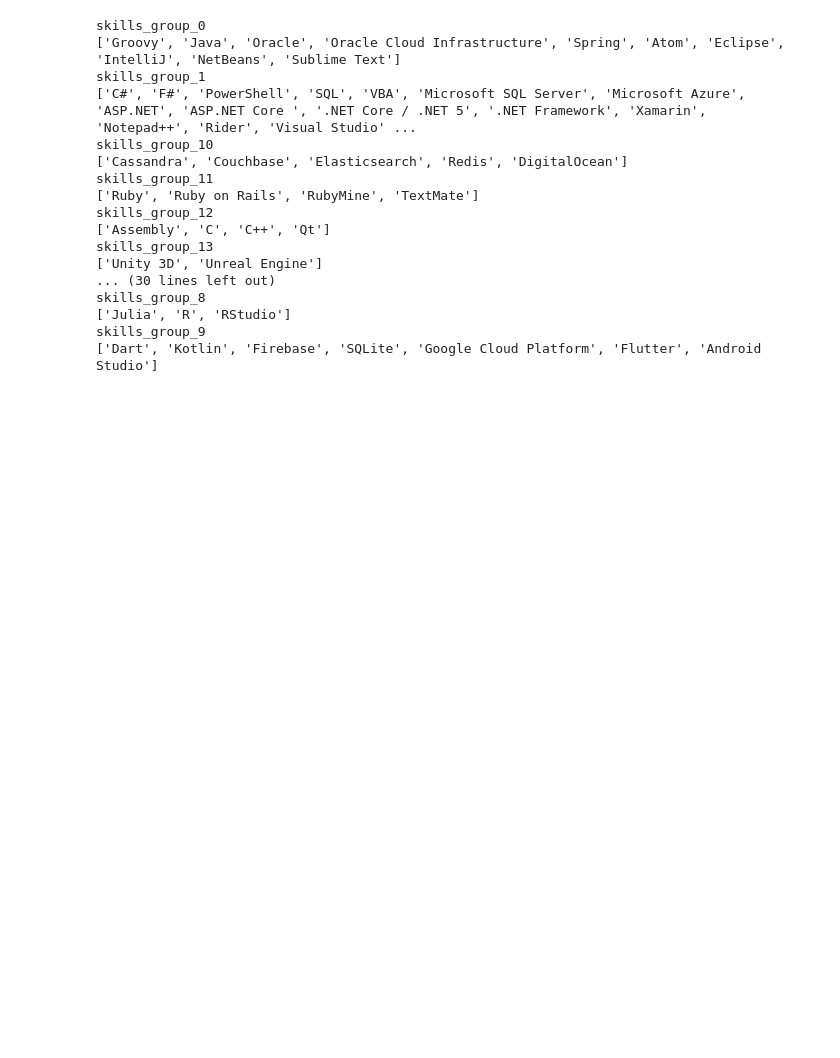
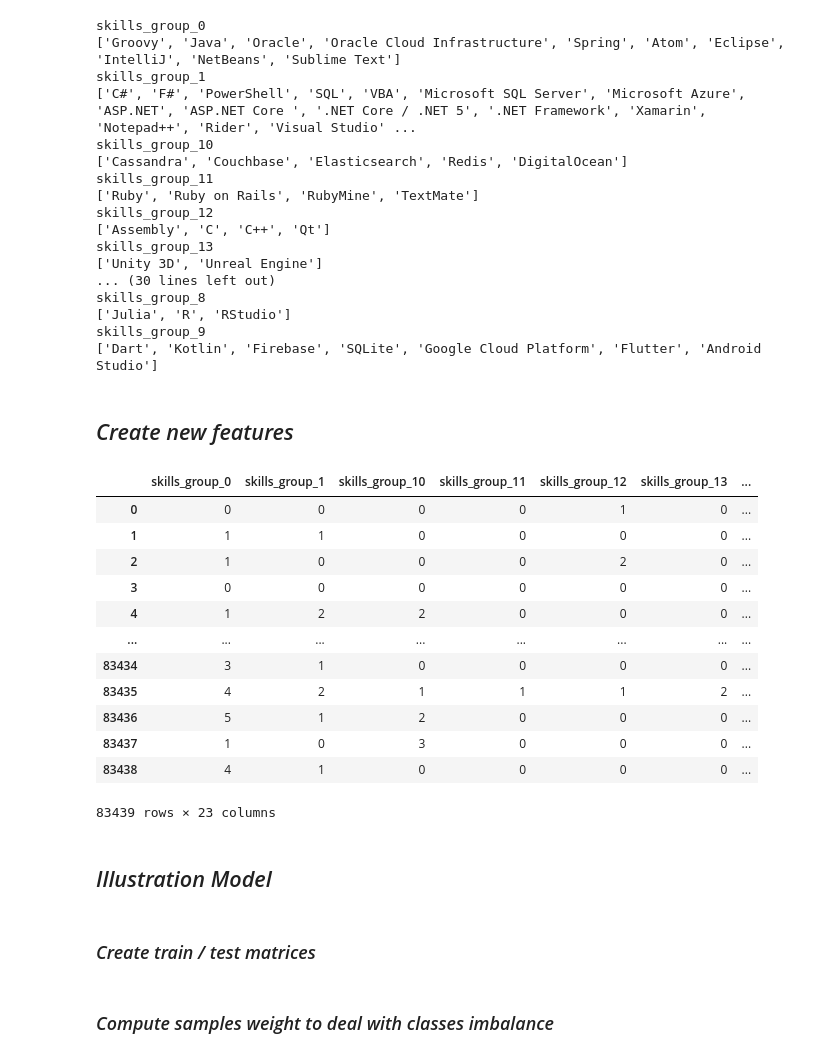
Before and after one commit to GehadTahoon/End_to_end_Datascience_Project-JobTechGuide, a Jupyter notebook: notebooks/03_Feature_Engineering.ipynb, the cells around one changed output. Drawn from its saved outputs; the diff is of its cells as text; code cells hidden in the pictures; blank space fills up the shorter version.

```diff
--- a/notebooks/03_Feature_Engineering.ipynb
+++ b/notebooks/03_Feature_Engineering.ipynb
@@ -163,3 +180,34 @@ skills_group_8
 ['Julia', 'R', 'RStudio']
 skills_group_9
 ['Dart', 'Kotlin', 'Firebase', 'SQLite', 'Google Cloud Platform', 'Flutter', 'Android Studio']
+# %% [markdown]
+## _Create new features_
+# %%
+new_features = []
+
+for cluster, skills in skills_clusters.items():
+    cluster_sum = skills_ohe.droplevel(0, axis=1)[skills].sum(axis=1)
+    cluster_sum.name = cluster
+    new_features.append(cluster_sum)
+
+fe_clustered_skills = pd.concat(new_features, axis=1)
+# %%
+fe_clustered_skills
+# %% [output]
+|  | skills_group_0 | skills_group_1 | skills_group_10 | skills_group_11 | skills_group_12 | skills_group_13 | ... |
+| 0 | 0 | 0 | 0 | 0 | 1 | 0 | ... |
+| 1 | 1 | 1 | 0 | 0 | 0 | 0 | ... |
+| 2 | 1 | 0 | 0 | 0 | 2 | 0 | ... |
+| 3 | 0 | 0 | 0 | 0 | 0 | 0 | ... |
+| 4 | 1 | 2 | 2 | 0 | 0 | 0 | ... |
+| ... | ... | ... | ... | ... | ... | ... | ... |
+| 83434 | 3 | 1 | 0 | 0 | 0 | 0 | ... |
+| 83435 | 4 | 2 | 1 | 1 | 1 | 2 | ... |
+| 83436 | 5 | 1 | 2 | 0 | 0 | 0 | ... |
+| 83437 | 1 | 0 | 3 | 0 | 0 | 0 | ... |
+| 83438 | 4 | 1 | 0 | 0 | 0 | 0 | ... |
+83439 rows × 23 columns
+# %% [markdown]
+## _Illustration Model_
+# %% [markdown]
+### _Create train / test matrices_
@@ -165,0 +224,2 @@ skills_group_9
+# %% [markdown]
+### _Compute samples weight to deal with classes imbalance_
```
Also changed, not shown: parts of 12 cells of this notebook, 2 other files.
